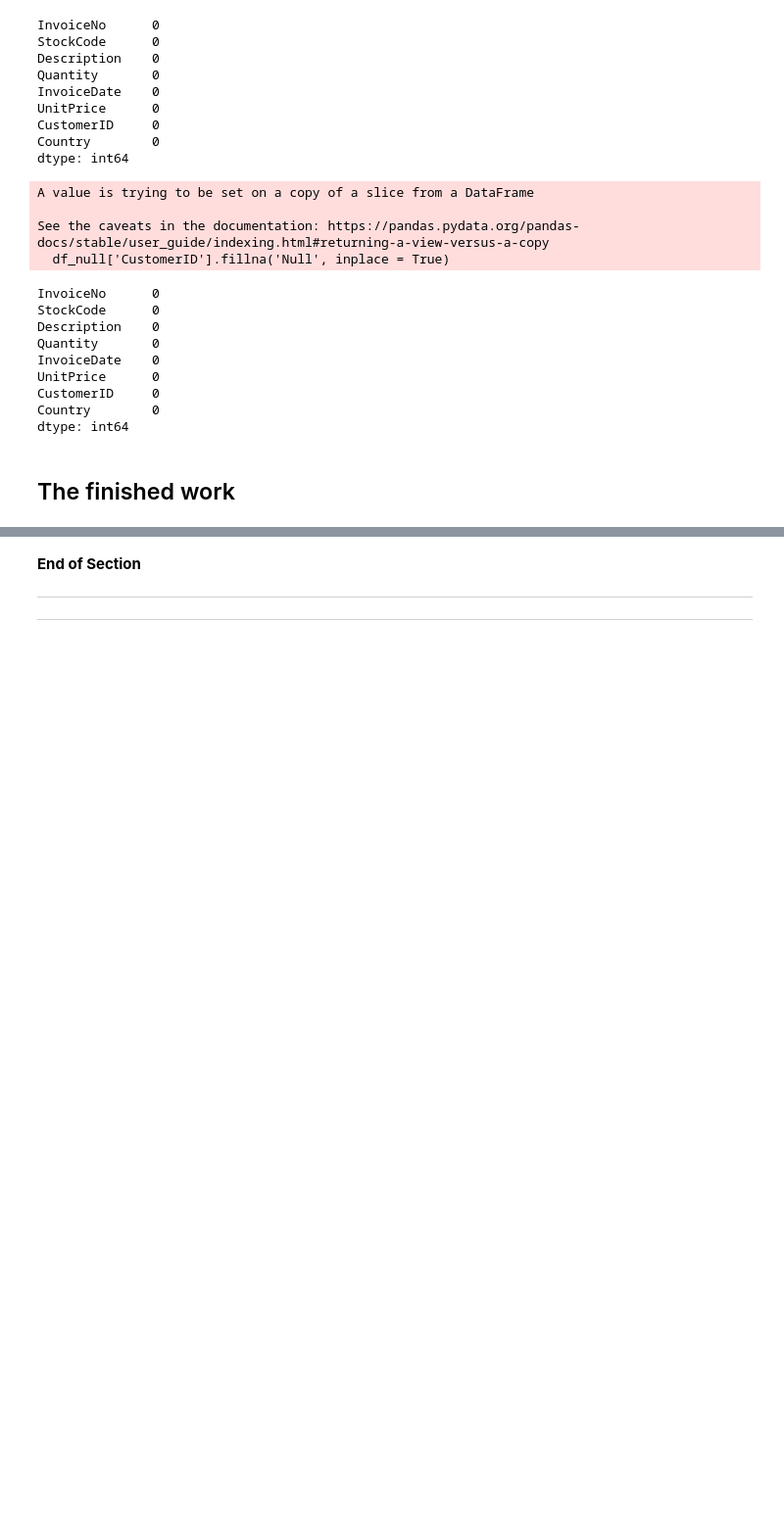
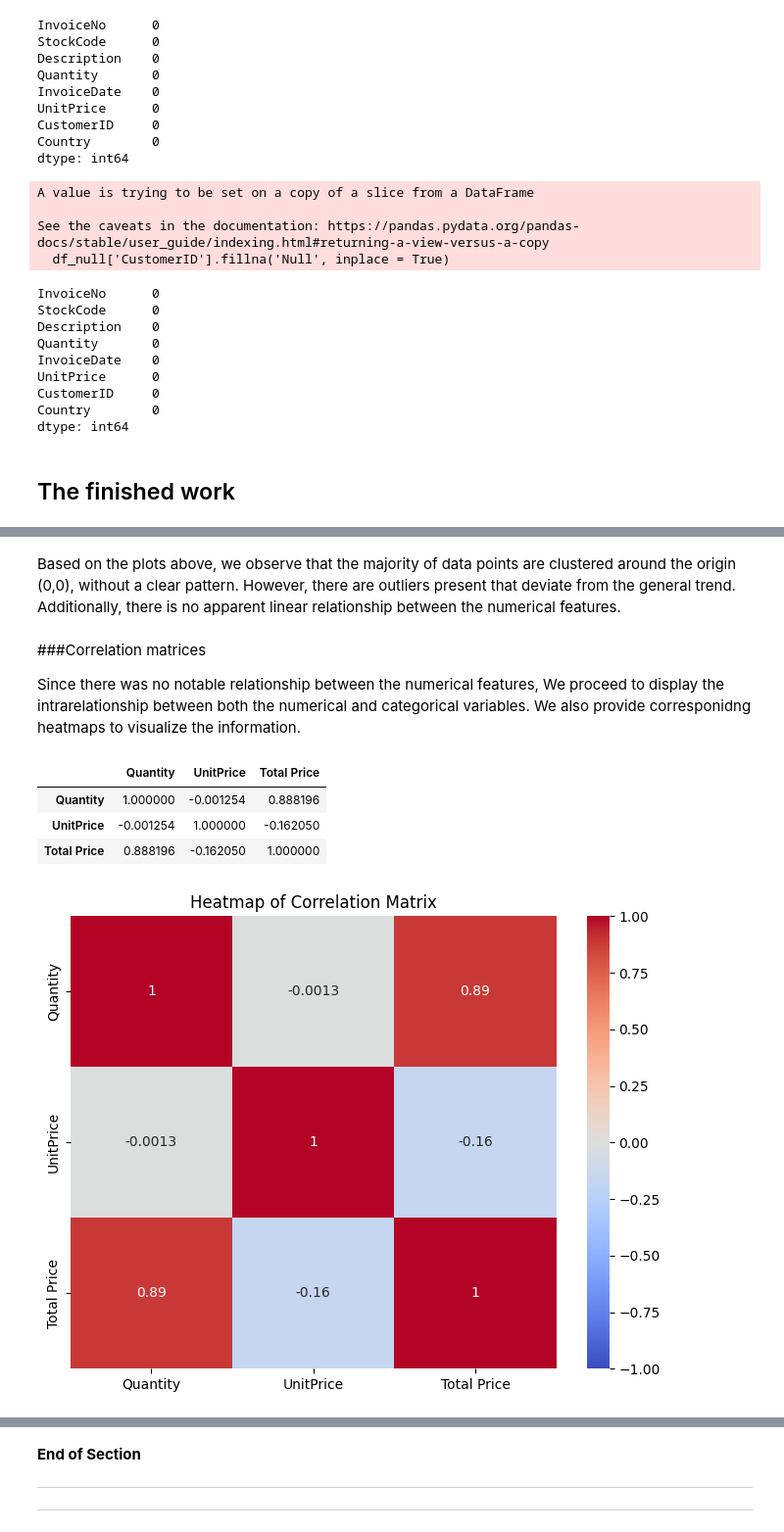
Before and after one commit to JoshuaPaul-lasisi/Customer_segmentation, a Jupyter notebook: Customer_segmentation.ipynb, the cells around one changed output, grey strips where cells are left out. Shown at 98% size. Saved outputs shown, nothing was run; the diff lists cells and outputs as text; code cells hidden in the pictures; blank space fills up the shorter version.

```diff
--- a/Customer_segmentation.ipynb
+++ b/Customer_segmentation.ipynb
@@ -224,0 +701,23 @@ df_cleaned.head()
+# %% [markdown]
+Based on the plots above, we observe that the majority of data points are clustered around the origin (0,0), without a clear pattern. However, there are outliers present that deviate from the general trend. Additionally, there is no apparent linear relationship between the numerical features.
+# %% [markdown]
+###Correlation matrices
+
+Since there was no notable relationship between the numerical features, We proceed to display the intrarelationship between both the numerical and categorical variables. We also provide corresponidng heatmaps to visualize the information.
+# %%
+# Calculate the correlation matrix for the numerical features
+correlation_matrix = df_cleaned[['Quantity', 'UnitPrice', 'Total Price']].corr()
+correlation_matrix
+# %% [output]
+|  | Quantity | UnitPrice | Total Price |
+| Quantity | 1.000000 | -0.001254 | 0.888196 |
+| UnitPrice | -0.001254 | 1.000000 | -0.162050 |
+| Total Price | 0.888196 | -0.162050 | 1.000000 |
+# %%
+# Plot heatmap
+plt.figure(figsize=(8, 6))
+sns.heatmap(correlation_matrix, annot=True, cmap='coolwarm', vmin=-1, vmax=1)
+plt.title('Heatmap of Correlation Matrix')
+plt.show()
+# %% [output]
+[figure, added]
```
Also changed, not shown: parts of 113 cells of this notebook.
